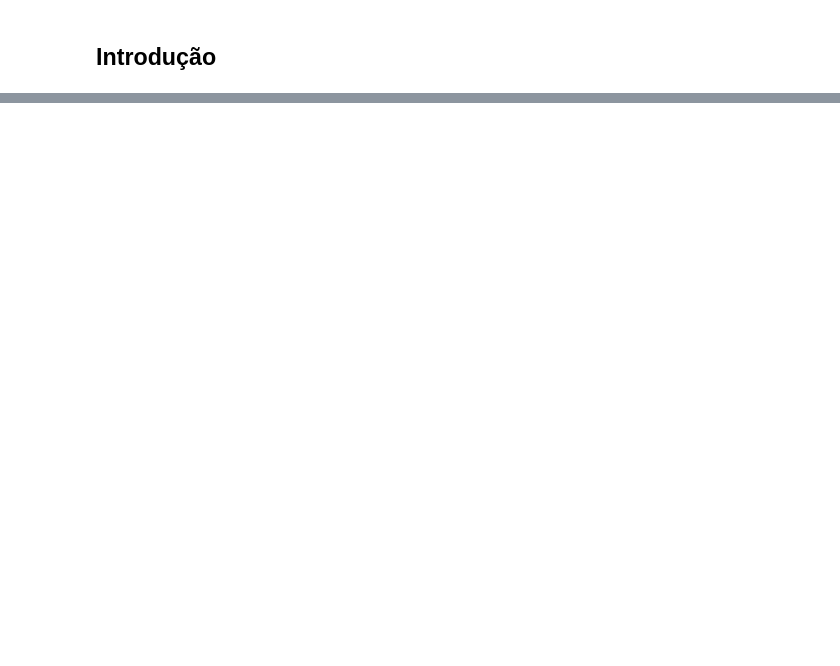
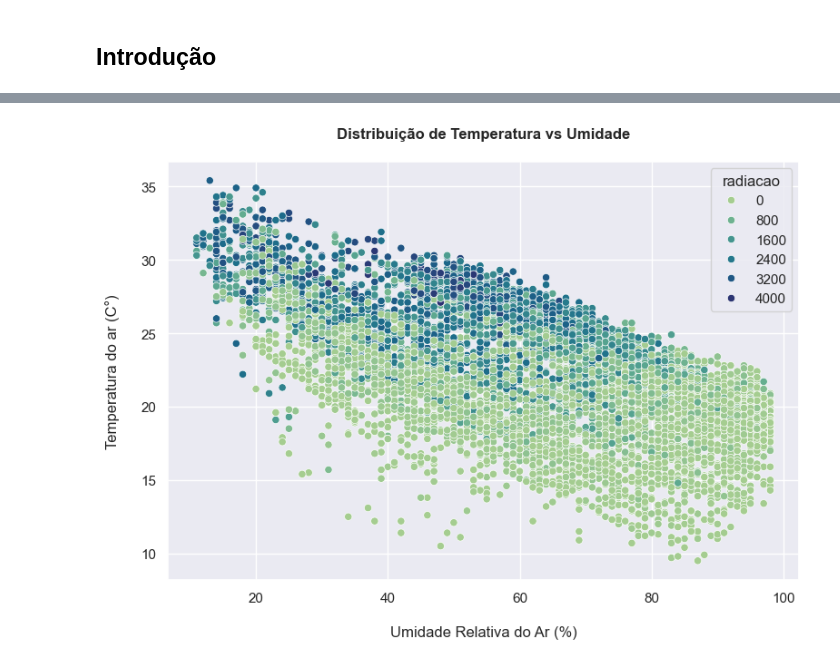
Before and after one commit to Mustasheep/brasilia-weather-forecasting, a Jupyter notebook: notebooks/02_eda.ipynb, the cells around one changed output, grey strips where cells are left out. Drawn from its saved outputs; the diff is of its cells as text; code cells hidden in the pictures; blank space fills up the shorter version.

Commit message:
analises em andamento: temperatura, umidade e radiação

```diff
--- a/notebooks/02_eda.ipynb
+++ b/notebooks/02_eda.ipynb
@@ -74,0 +113,22 @@ so.Plot(chuva_diaria['dia_do_mes'],
+# %%
+# Preparando dados
+radiacao = df['radiacao']
+temperatura_ar = df['temp ar']
+umidade = df["umidade relativa ar"]
+
+# plot
+plt.figure(figsize=(8,6))
+sns.scatterplot(
+    x=umidade,
+    y=temperatura_ar,
+    hue=radiacao,
+    palette="crest")
+
+
+plt.title("Distribuição de Temperatura vs Umidade\n", fontweight="bold")
+plt.xlabel("\nUmidade Relativa do Ar (%)")
+plt.ylabel("Temperatura do ar (C°)\n")
+plt.tight_layout()
+plt.show()
+# %% [output]
+[figure, added]
```
Also changed, not shown: parts of 12 cells of this notebook.
